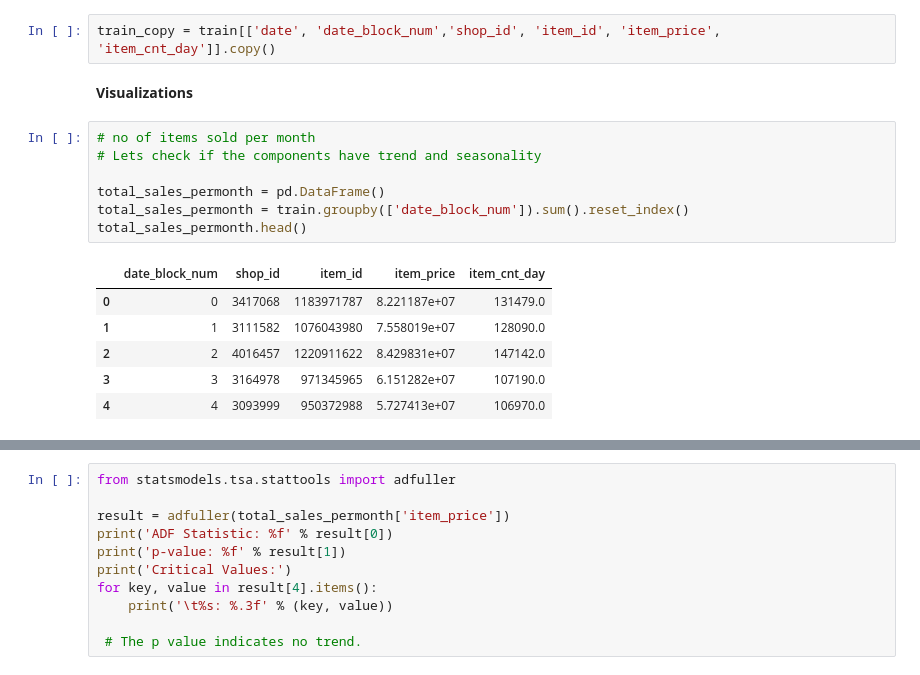
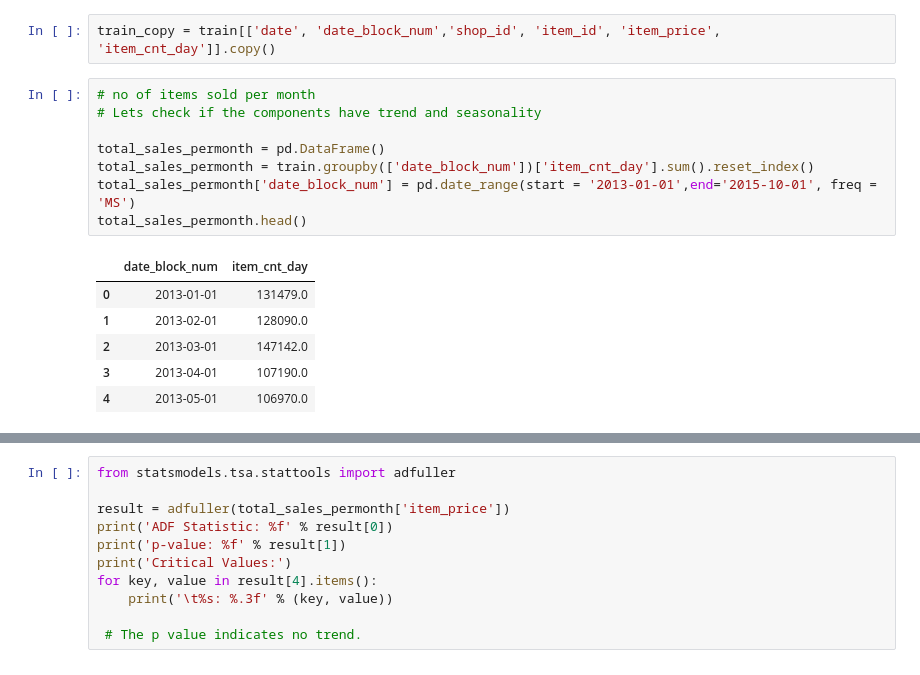
Before and after one commit to aruna09/Predict-Future-Sales, a Jupyter notebook: PredictFutureSales.ipynb, the cells around one changed output, grey strips where cells are left out. Cells and saved outputs as stored; diff of their text form.

```diff
--- a/PredictFutureSales.ipynb
+++ b/PredictFutureSales.ipynb
@@ -27,21 +36,20 @@ shops = pd.read_csv("shops.csv")
 # %%
 train_copy = train[['date', 'date_block_num','shop_id', 'item_id', 'item_price', 'item_cnt_day']].copy()
-# %% [markdown]
-**Visualizations**
 # %%
 # no of items sold per month
 # Lets check if the components have trend and seasonality
 
 total_sales_permonth = pd.DataFrame()
-total_sales_permonth = train.groupby(['date_block_num']).sum().reset_index()
+total_sales_permonth = train.groupby(['date_block_num'])['item_cnt_day'].sum().reset_index()
+total_sales_permonth['date_block_num'] = pd.date_range(start = '2013-01-01',end='2015-10-01', freq = 'MS')
 total_sales_permonth.head()
 # %% [output]
-|  | date_block_num | shop_id | item_id | item_price | item_cnt_day |
-| 0 | 0 | 3417068 | 1183971787 | 8.221187e+07 | 131479.0 |
-| 1 | 1 | 3111582 | 1076043980 | 7.558019e+07 | 128090.0 |
-| 2 | 2 | 4016457 | 1220911622 | 8.429831e+07 | 147142.0 |
-| 3 | 3 | 3164978 | 971345965 | 6.151282e+07 | 107190.0 |
-| 4 | 4 | 3093999 | 950372988 | 5.727413e+07 | 106970.0 |
+|  | date_block_num | item_cnt_day |
+| 0 | 2013-01-01 | 131479.0 |
+| 1 | 2013-02-01 | 128090.0 |
+| 2 | 2013-03-01 | 147142.0 |
+| 3 | 2013-04-01 | 107190.0 |
+| 4 | 2013-05-01 | 106970.0 |
 # %%
 from statsmodels.tsa.seasonal import seasonal_decompose
 
```
Also changed, not shown: parts of 14 cells of this notebook.
